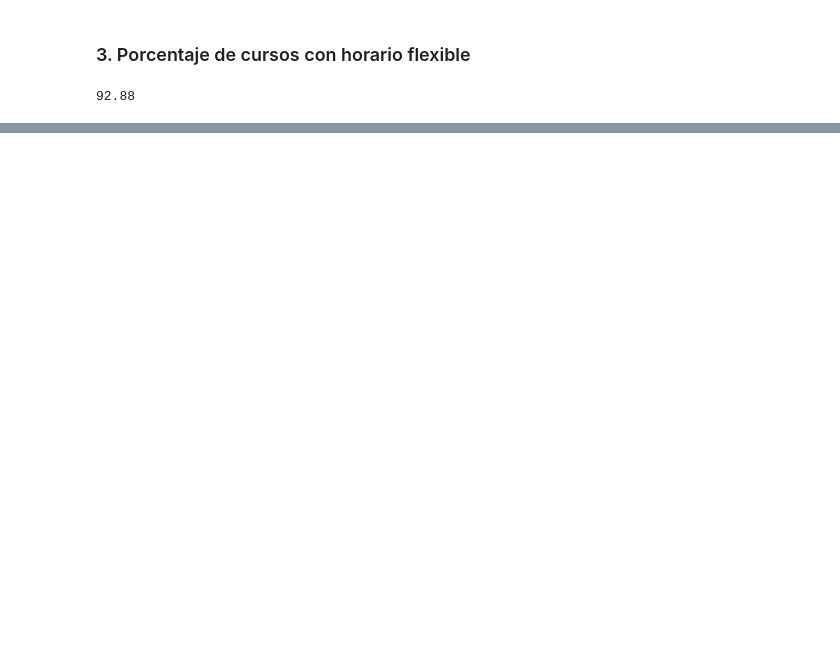
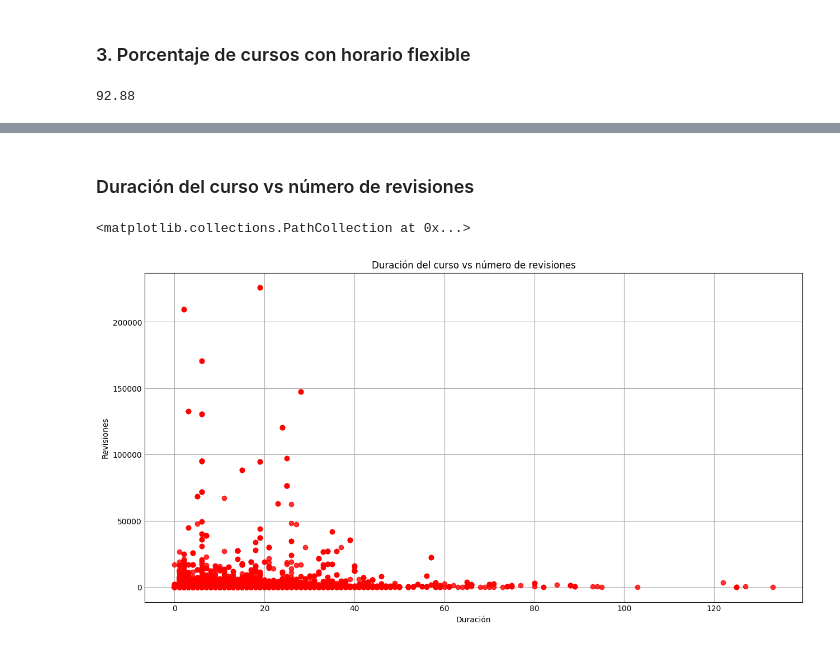
Before and after one commit to felifranco/proyectos_semi2_2s2024, a Jupyter notebook: practica_2/data_analysis.ipynb, the cells around one changed output, grey strips where cells are left out. Cells and saved outputs as stored; diff of their text form; code cells hidden in the pictures; blank space fills up the shorter version.

```diff
--- a/practica_2/data_analysis.ipynb
+++ b/practica_2/data_analysis.ipynb
@@ -121,0 +417,16 @@ round((flexible_schedule / total_schedule) * 100, 2)
+# %% [markdown]
+### Duración del curso vs número de revisiones
+# %%
+duration = dataFrame['Duration'].astype(float)
+review = dataFrame['Review'].astype(float)
+N = 50
+colors = np.random.rand(N)
+
+plt.figure(figsize=(12,6))
+plt.title('Duración del curso vs número de revisiones')
+plt.xlabel('Duración')
+plt.ylabel('Revisiones')
+plt.scatter(duration, review, color='red', alpha=0.8)
+# %% [output]
+<matplotlib.collections.PathCollection at 0x...>
+[figure, added]
```
Also changed, not shown: parts of 68 cells of this notebook.
